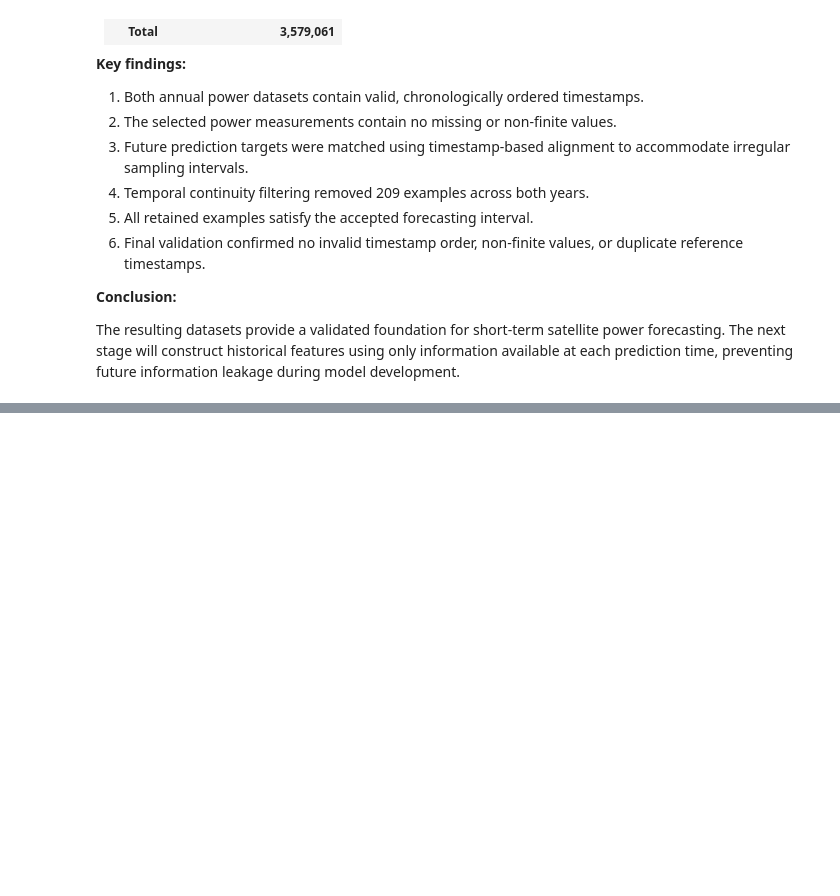
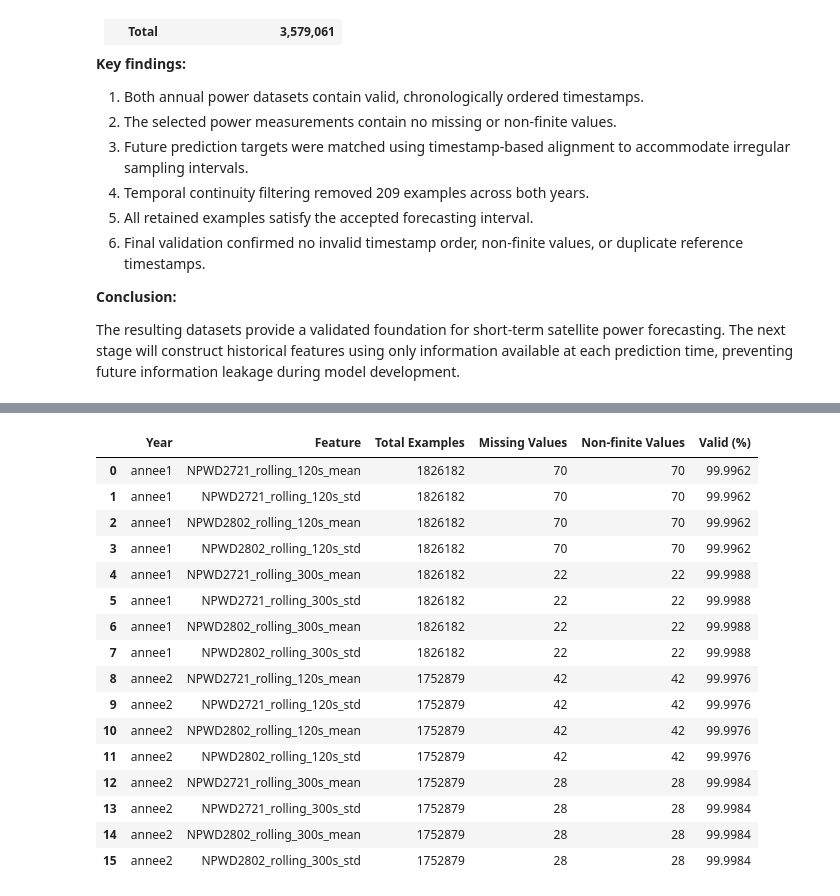
Before and after one commit to damisar/Dream-in-Orbit-an-AI-that-simulates-a-satellite, a Jupyter notebook: 02_Satellite_Data_Preprocessing.ipynb, the cells around one changed output, grey strips where cells are left out. Cells and saved outputs as stored; diff of their text form; code cells hidden in the pictures; blank space fills up the shorter version.

Commit message:
Complete satellite data preprocessing and feature engineering

```diff
--- a/02_Satellite_Data_Preprocessing.ipynb
+++ b/02_Satellite_Data_Preprocessing.ipynb
@@ -1527,0 +2020,56 @@ The resulting datasets provide a validated foundation for short-term satellite p
+# %%
+
+# Section 2.5.7 — Rolling feature validation
+
+rolling_validation_results = []
+
+for year, df in rolling_feature_data.items():
+
+    rolling_columns = [
+        col for col in df.columns
+        if "_rolling_" in col
+    ]
+
+    for column in rolling_columns:
+
+        values = pd.to_numeric(
+            df[column],
+            errors="coerce"
+        )
+
+        finite_mask = np.isfinite(values.to_numpy())
+
+        rolling_validation_results.append({
+            "Year": year,
+            "Feature": column,
+            "Total Examples": len(df),
+            "Missing Values": int(values.isna().sum()),
+            "Non-finite Values": int((~finite_mask).sum()),
+            "Valid (%)": round(
+                100 * finite_mask.sum() / len(df), 4
+            )
+        })
+
+rolling_validation_df = pd.DataFrame(
+    rolling_validation_results
+)
+
+display(rolling_validation_df)
+# %% [output]
+|  | Year | Feature | Total Examples | Missing Values | Non-finite Values | Valid (%) |
+| 0 | annee1 | NPWD2721_rolling_120s_mean | 1826182 | 70 | 70 | 99.9962 |
+| 1 | annee1 | NPWD2721_rolling_120s_std | 1826182 | 70 | 70 | 99.9962 |
+| 2 | annee1 | NPWD2802_rolling_120s_mean | 1826182 | 70 | 70 | 99.9962 |
+| 3 | annee1 | NPWD2802_rolling_120s_std | 1826182 | 70 | 70 | 99.9962 |
+| 4 | annee1 | NPWD2721_rolling_300s_mean | 1826182 | 22 | 22 | 99.9988 |
+| 5 | annee1 | NPWD2721_rolling_300s_std | 1826182 | 22 | 22 | 99.9988 |
+| 6 | annee1 | NPWD2802_rolling_300s_mean | 1826182 | 22 | 22 | 99.9988 |
+| 7 | annee1 | NPWD2802_rolling_300s_std | 1826182 | 22 | 22 | 99.9988 |
+| 8 | annee2 | NPWD2721_rolling_120s_mean | 1752879 | 42 | 42 | 99.9976 |
+| 9 | annee2 | NPWD2721_rolling_120s_std | 1752879 | 42 | 42 | 99.9976 |
+| 10 | annee2 | NPWD2802_rolling_120s_mean | 1752879 | 42 | 42 | 99.9976 |
+| 11 | annee2 | NPWD2802_rolling_120s_std | 1752879 | 42 | 42 | 99.9976 |
+| 12 | annee2 | NPWD2721_rolling_300s_mean | 1752879 | 28 | 28 | 99.9984 |
+| 13 | annee2 | NPWD2721_rolling_300s_std | 1752879 | 28 | 28 | 99.9984 |
+| 14 | annee2 | NPWD2802_rolling_300s_mean | 1752879 | 28 | 28 | 99.9984 |
+| 15 | annee2 | NPWD2802_rolling_300s_std | 1752879 | 28 | 28 | 99.9984 |
```
Also changed, not shown: parts of 33 cells of this notebook, 1 other file.
